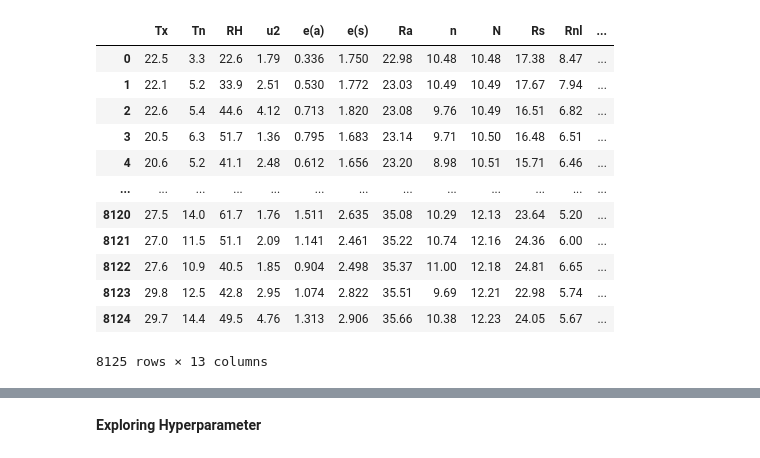
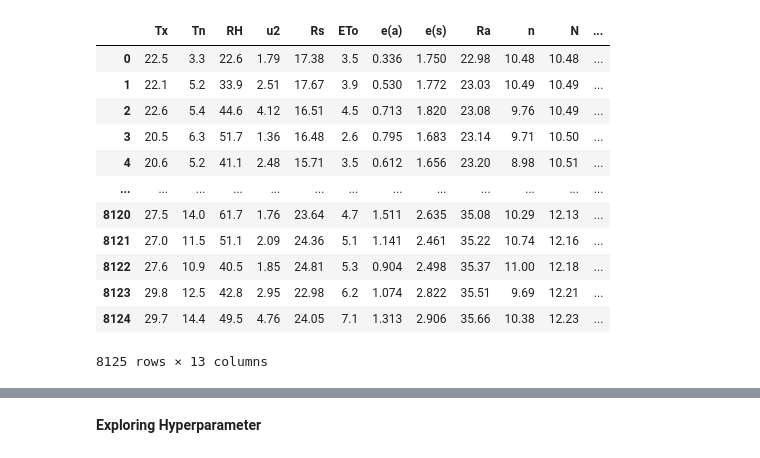
Before and after one commit to rabnawaz172/ET, a Jupyter notebook: ET_taif.ipynb, the cells around one changed output, grey strips where cells are left out. Cells and saved outputs as stored; diff of their text form; code cells hidden in the pictures.

```diff
--- a/ET_taif.ipynb
+++ b/ET_taif.ipynb
@@ -20,31 +20,31 @@ from sklearn.tree import DecisionTreeRegressor
 # %%
 import pandas as pd
 
 # Assuming you uploaded a CSV file named 'my_dataset.csv'
 file_name = 'ET_Riaz_5.csv'
 
 # Read the uploaded CSV file into a DataFrame
 df = pd.read_csv(file_name)
 
 # Now, you can work with the DataFrame 'df' as you would with any other pandas DataFrame.
 
 sns.set_theme(style="white", font_scale=1.5)
 # Load the example planets dataset
 
-column_order = ['Tx', 'Tn', 'RH','u2',  'e(a)', 'e(s)',  'Ra', 'n', 'N','Rs', 'Rnl', 'Rn', 'ETo']
-df1 = df[column_order]
-df1
+df = df.drop(columns=['Day', 'Month', 'Year'])
+
+df
 # %% [output]
-|  | Tx | Tn | RH | u2 | e(a) | e(s) | Ra | n | N | Rs | Rnl | ... |
-| 0 | 22.5 | 3.3 | 22.6 | 1.79 | 0.336 | 1.750 | 22.98 | 10.48 | 10.48 | 17.38 | 8.47 | ... |
-| 1 | 22.1 | 5.2 | 33.9 | 2.51 | 0.530 | 1.772 | 23.03 | 10.49 | 10.49 | 17.67 | 7.94 | ... |
-| 2 | 22.6 | 5.4 | 44.6 | 4.12 | 0.713 | 1.820 | 23.08 | 9.76 | 10.49 | 16.51 | 6.82 | ... |
-| 3 | 20.5 | 6.3 | 51.7 | 1.36 | 0.795 | 1.683 | 23.14 | 9.71 | 10.50 | 16.48 | 6.51 | ... |
-| 4 | 20.6 | 5.2 | 41.1 | 2.48 | 0.612 | 1.656 | 23.20 | 8.98 | 10.51 | 15.71 | 6.46 | ... |
+|  | Tx | Tn | RH | u2 | Rs | ETo | e(a) | e(s) | Ra | n | N | ... |
+| 0 | 22.5 | 3.3 | 22.6 | 1.79 | 17.38 | 3.5 | 0.336 | 1.750 | 22.98 | 10.48 | 10.48 | ... |
+| 1 | 22.1 | 5.2 | 33.9 | 2.51 | 17.67 | 3.9 | 0.530 | 1.772 | 23.03 | 10.49 | 10.49 | ... |
+| 2 | 22.6 | 5.4 | 44.6 | 4.12 | 16.51 | 4.5 | 0.713 | 1.820 | 23.08 | 9.76 | 10.49 | ... |
+| 3 | 20.5 | 6.3 | 51.7 | 1.36 | 16.48 | 2.6 | 0.795 | 1.683 | 23.14 | 9.71 | 10.50 | ... |
+| 4 | 20.6 | 5.2 | 41.1 | 2.48 | 15.71 | 3.5 | 0.612 | 1.656 | 23.20 | 8.98 | 10.51 | ... |
 | ... | ... | ... | ... | ... | ... | ... | ... | ... | ... | ... | ... | ... |
-| 8120 | 27.5 | 14.0 | 61.7 | 1.76 | 1.511 | 2.635 | 35.08 | 10.29 | 12.13 | 23.64 | 5.20 | ... |
-| 8121 | 27.0 | 11.5 | 51.1 | 2.09 | 1.141 | 2.461 | 35.22 | 10.74 | 12.16 | 24.36 | 6.00 | ... |
-| 8122 | 27.6 | 10.9 | 40.5 | 1.85 | 0.904 | 2.498 | 35.37 | 11.00 | 12.18 | 24.81 | 6.65 | ... |
-| 8123 | 29.8 | 12.5 | 42.8 | 2.95 | 1.074 | 2.822 | 35.51 | 9.69 | 12.21 | 22.98 | 5.74 | ... |
-| 8124 | 29.7 | 14.4 | 49.5 | 4.76 | 1.313 | 2.906 | 35.66 | 10.38 | 12.23 | 24.05 | 5.67 | ... |
+| 8120 | 27.5 | 14.0 | 61.7 | 1.76 | 23.64 | 4.7 | 1.511 | 2.635 | 35.08 | 10.29 | 12.13 | ... |
+| 8121 | 27.0 | 11.5 | 51.1 | 2.09 | 24.36 | 5.1 | 1.141 | 2.461 | 35.22 | 10.74 | 12.16 | ... |
+| 8122 | 27.6 | 10.9 | 40.5 | 1.85 | 24.81 | 5.3 | 0.904 | 2.498 | 35.37 | 11.00 | 12.18 | ... |
+| 8123 | 29.8 | 12.5 | 42.8 | 2.95 | 22.98 | 6.2 | 1.074 | 2.822 | 35.51 | 9.69 | 12.21 | ... |
+| 8124 | 29.7 | 14.4 | 49.5 | 4.76 | 24.05 | 7.1 | 1.313 | 2.906 | 35.66 | 10.38 | 12.23 | ... |
 8125 rows × 13 columns
```
Also changed, not shown: parts of 12 cells of this notebook.
